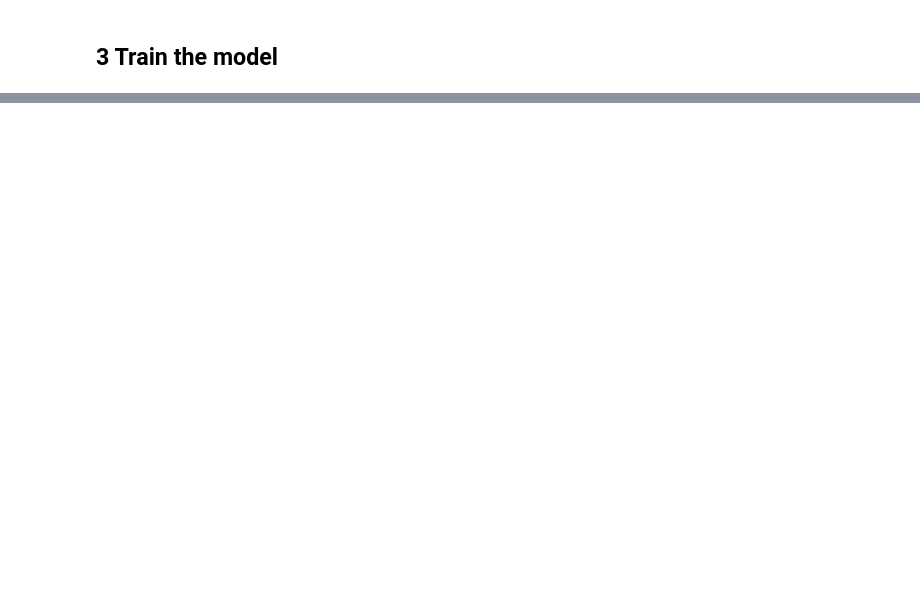
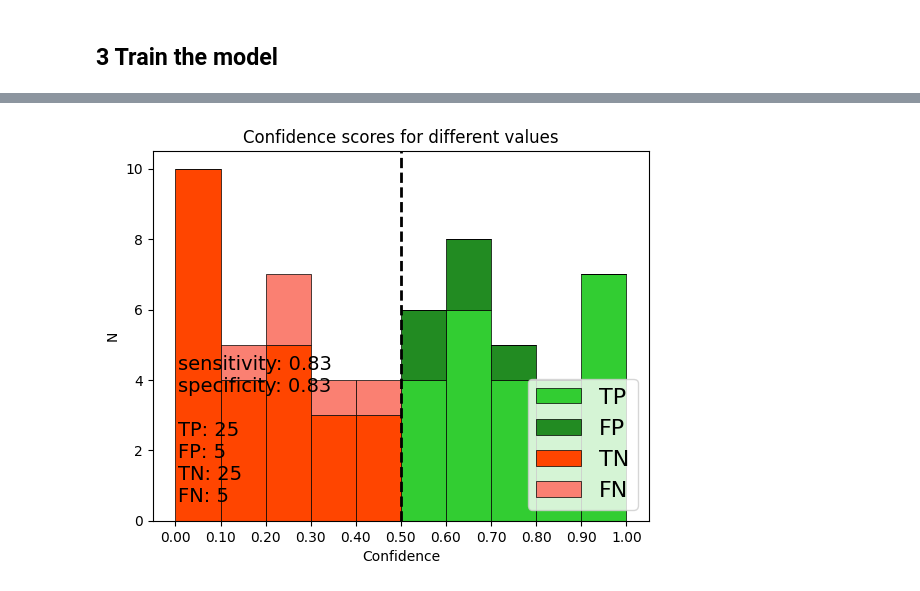
Before and after one commit to Rhythm1821/Chest-Disease-Identifier, a Jupyter notebook: Chest_Disease_Detection.ipynb, the cells around one changed output, grey strips where cells are left out. Drawn from its saved outputs; the diff is of its cells as text; code cells hidden in the pictures; blank space fills up the shorter version.

```diff
--- a/Chest_Disease_Detection.ipynb
+++ b/Chest_Disease_Detection.ipynb
@@ -252,0 +392,27 @@ Done funneling data!
+# %%
+def create_with_cutoff(cutoff):
+  _, ax = plt.subplots()
+  TP = df.loc[(df['label']=='pos') & (df['confidence'] > cutoff)]['confidence']
+  FP = df.loc[(df['label']=='neg') & (df['confidence'] > cutoff)]['confidence']
+  TN = df.loc[(df['label']=='neg') & (df['confidence'] < cutoff)]['confidence']
+  FN = df.loc[(df['label']=='pos') & (df['confidence'] < cutoff)]['confidence']
+  plt.hist([TP,FP,TN,FN], np.arange(0.0, 1.1, 0.1).tolist(), \
+           edgecolor='black', linewidth=0.5, density=False, histtype='bar', \
+           stacked=True, color=['limegreen','forestgreen','orangered','salmon'], \
+           label=['TP','FP','TN','FN'])
+  plt.xlabel('Confidence')
+  plt.ylabel('N')
+  plt.xticks(bins)
+  ax.xaxis.set_major_formatter(FormatStrFormatter('%.2f'))
+  plt.title('Confidence scores for different values')
+  plt.axvline(cutoff, color='k', linestyle='dashed', linewidth=2)
+  plt.legend(loc="lower right", fontsize=16)
+  sens = round(len(TP)/(len(TP)+len(FN)),2)
+  spec = round(len(TN)/(len(TN)+len(FP)),2)
+  stats = "sensitivity: "+str(sens)+"\n"+"specificity: "+str(spec)+"\n\n"+"TP: "+str(len(TP))+"\n"+"FP: "+str(len(FP))+"\n"+"TN: "+str(len(TN))+"\n"+"FN: "+str(len(FN))
+  plt.text(0.05, 0.05, stats, fontsize=14, transform=ax.transAxes)
+  plt.show()
+
+create_with_cutoff(cutoff=0.5)
+# %% [output]
+[figure, added]
```
Also changed, not shown: parts of 21 cells of this notebook.
